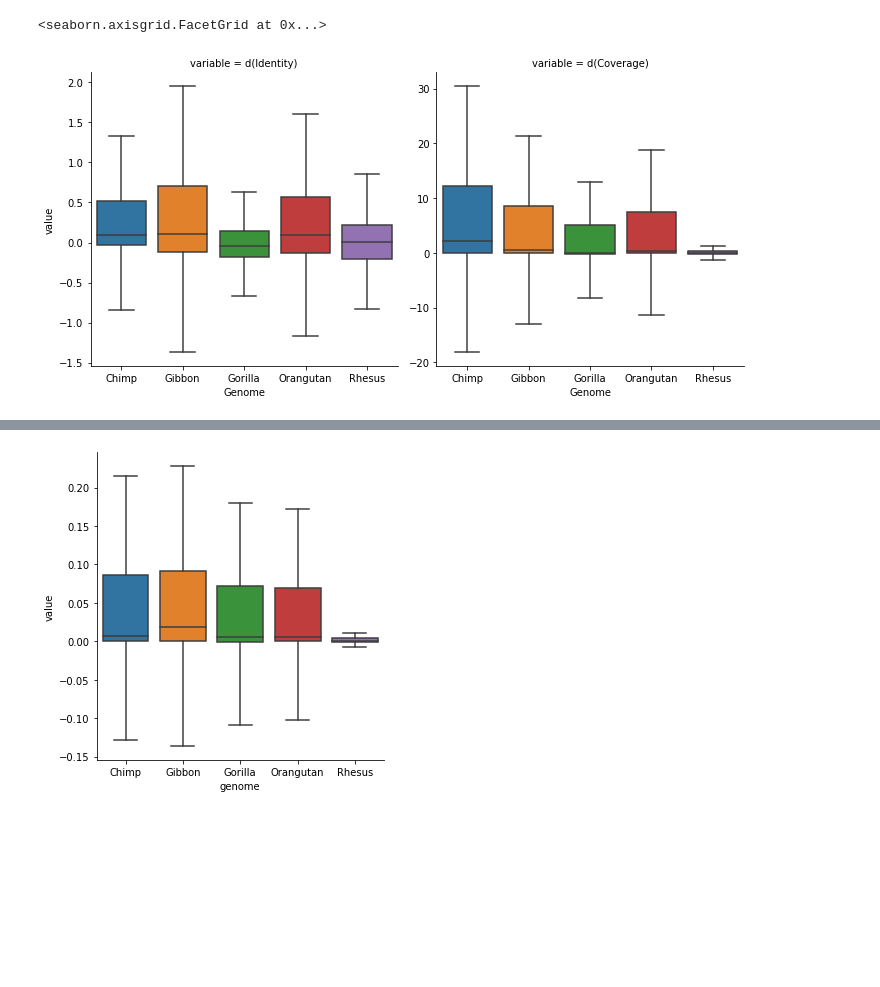
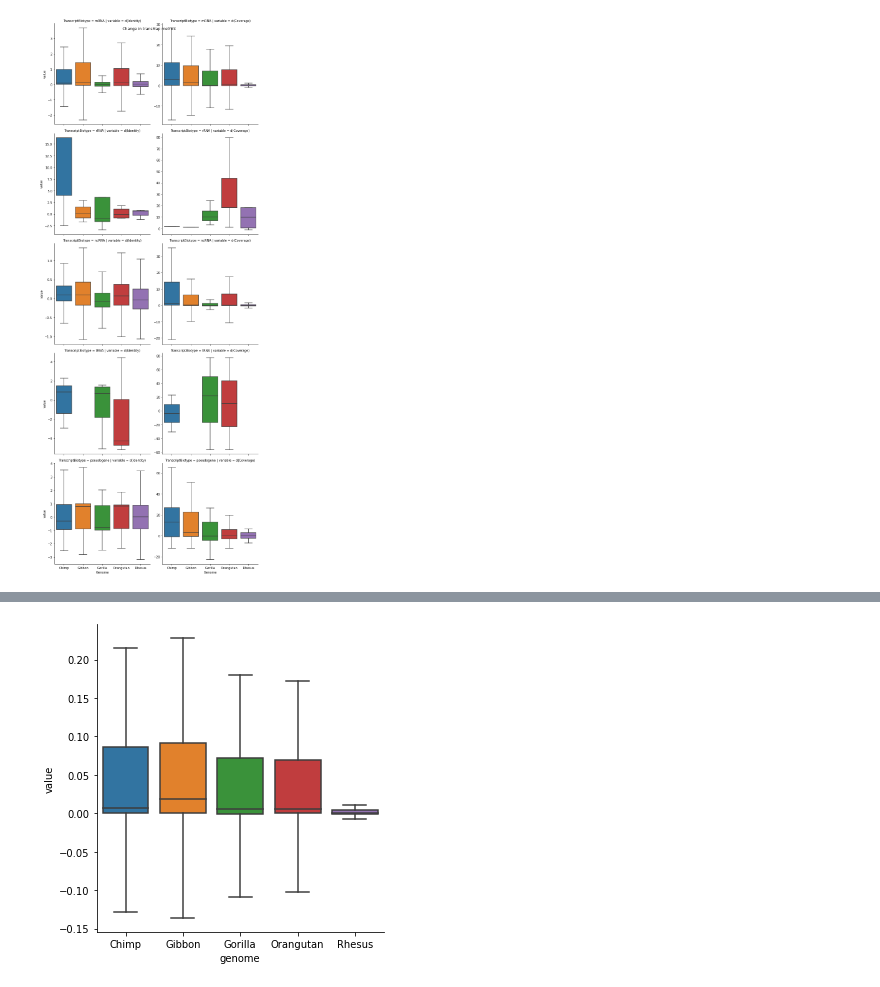
Before and after one commit to UCSantaCruzComputationalGenomicsLab/primates-2020, a Jupyter notebook: notebooks/compare_old_assemblies.ipynb, the cells around one changed output, grey strips where cells are left out. Cells and saved outputs as stored; diff of their text form; code cells hidden in the pictures; blank space fills up the shorter version.

Commit message:
biotypes

```diff
--- a/notebooks/compare_old_assemblies.ipynb
+++ b/notebooks/compare_old_assemblies.ipynb
@@ -8,6 +11,8 @@ from tools.nameConversions import *
 genomes = ("Chimp", "Gibbon", "Gorilla", "Orangutan", "Rhesus")
 new_dir = '/public/groups/cgl/cat/primates_evan/work/transMap'
 old_dir = '/public/groups/cgl/cat/primates_evan/original_primates/work/transMap/'
+# %%
+ref_df = load_annotation('/public/groups/cgl/cat/primates_evan/out/databases/Human.db')
 # %%
 def load_metrics(genome, psl_dict):
     m = [[genome, strip_alignment_numbers(x.q_name), x.coverage, x.identity] for x in psl_dict.values()]
@@ -29,13 +92,18 @@ import seaborn as sns
+# %%
+df = df.merge(ref_df[['TranscriptId', 'TranscriptBiotype']], on='TranscriptId')
+# %%
+df['TranscriptBiotype'] = [biotype_map[x] for x in df['TranscriptBiotype']]
 # %%
 df['d(Identity)'] = 100.0 * (df['Identity_NewAssembly'] - df['Identity_OriginalAssembly'])
 df['d(Coverage)'] = 100.0 * (df['Coverage_NewAssembly'] - df['Coverage_OriginalAssembly'])
 # %%
-m = df[['Genome', 'd(Identity)', 'd(Coverage)']].melt(id_vars=['Genome'])
+m = df[['Genome', 'd(Identity)', 'd(Coverage)', 'TranscriptBiotype']].melt(id_vars=['Genome', 'TranscriptBiotype'])
 # %%
-sns.catplot(data=m[m.value != 0], kind='box', x='Genome', y='value', col='variable', showfliers=False,
-           sharey=False, order=genomes)
+g = sns.catplot(data=m[m.value != 0], kind='box', x='Genome', y='value', col='variable', row='TranscriptBiotype',
+            showfliers=False, sharey=False, order=genomes, row_order=['mRNA', 'rRNA', 'ncRNA', 'tRNA',
+                                                                    'pseudogene'])
+_ = g.fig.suptitle('Change in transMap metrics')
 # %% [output]
-<seaborn.axisgrid.FacetGrid at 0x...>
-[figure, old version]
+[figure, new version]
 # %%
 counts = []
```
Also changed, not shown: parts of 6 cells of this notebook.
